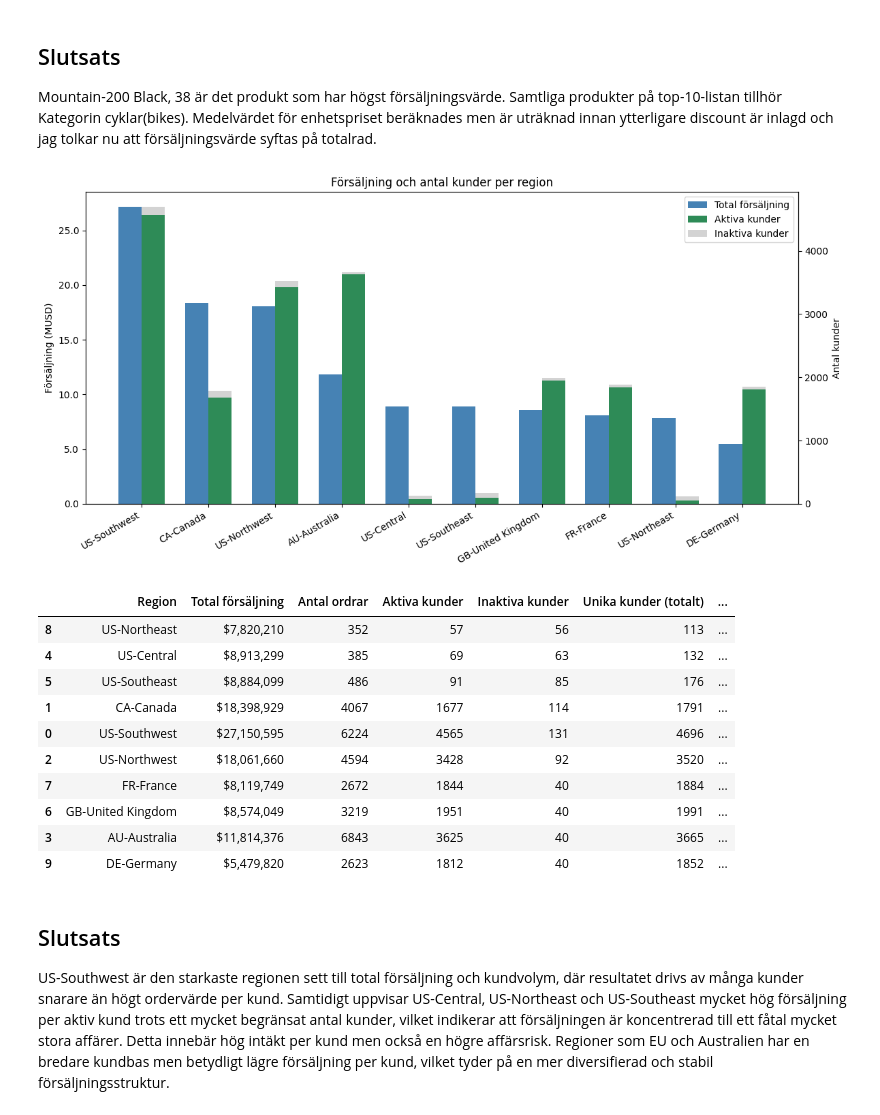
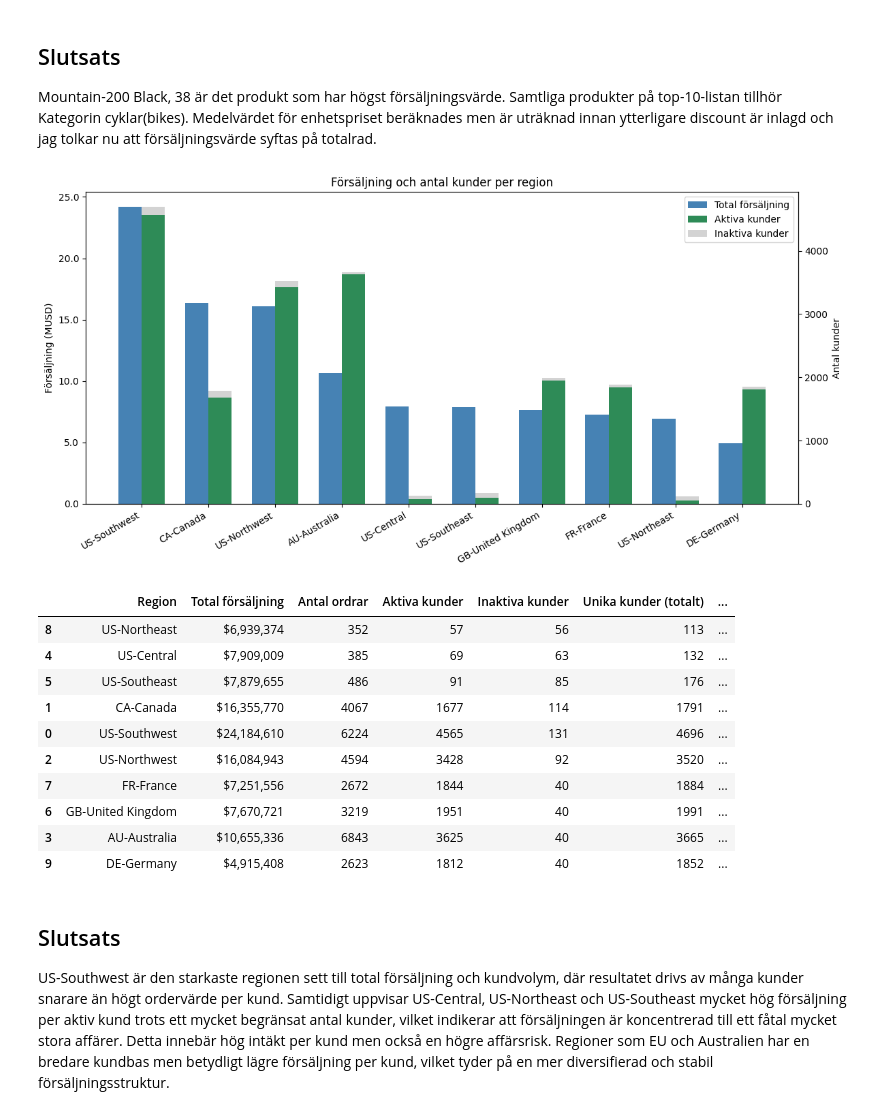
Before and after one commit to VictoriaElmander/SQL_Inlamning, a Jupyter notebook: main.ipynb, the cells around one changed output. Drawn from its saved outputs; the diff is of its cells as text; code cells hidden in the pictures.

```diff
--- a/main.ipynb
+++ b/main.ipynb
@@ -540,7 +569,7 @@ from matplotlib.patches import Patch
 query_6="""
 SELECT
     CONCAT(st.CountryRegionCode,'-', st.Name) AS Region,
-    COALESCE(SUM(soh.TotalDue), 0) AS TotalForsaljningRegion,
+    COALESCE(SUM(soh.SubTotal), 0) AS TotalForsaljningRegion,
     COUNT(DISTINCT c.CustomerID) AS UnikaKunderTotalt,
     COUNT(DISTINCT soh.CustomerID) AS UnikaKunderMedOrder,
     COUNT(DISTINCT soh.SalesOrderID) AS AntalOrdrar
@@ -578,10 +607,11 @@ ax1.yaxis.set_major_formatter(
     mtick.FuncFormatter(lambda y, _: f"{y/1_000_000:.1f}")
 )
 
-#Stapel 2 kunder(akriva+inaktiva)
+#Stapel 2 kunder(aktiva+inaktiva)
+#för att få annan y-axel höger sida.
 ax2 = ax1.twinx()
 
-bars_inactive = ax2.bar(
+ax2.bar(
     x + width/2,
     df_6["UnikaKunderMedOrder"],
     width,
@@ -589,7 +619,7 @@ bars_inactive = ax2.bar(
     color="seagreen"
 )
 
-bars_active = ax2.bar(
+ax2.bar(
     x + width/2,
     df_6["InaktivaKunder"],
     width,
@@ -622,45 +652,45 @@ plt.show()
 df_6["ForsaljningPerAktivKund"] = df_6["TotalForsaljningRegion"]/df_6["UnikaKunderMedOrder"].replace(0, np.nan)
 
 df_6_display=df_6.sort_values("ForsaljningPerAktivKund", ascending=False).copy()
 
 cols = ["Region", "TotalForsaljningRegion", "AntalOrdrar", "UnikaKunderMedOrder", "InaktivaKunder", "UnikaKunderTotalt", "ForsaljningPerAktivKund"]
 df_6_display=df_6_display[cols]
 
 df_6_display = df_6_display.rename(columns={
     "TotalForsaljningRegion": "Total försäljning",
     "AntalOrdrar": "Antal ordrar",
     "UnikaKunderMedOrder": "Aktiva kunder",
     "InaktivaKunder": "Inaktiva kunder",
     "UnikaKunderTotalt": "Unika kunder (totalt)",
     "ForsaljningPerAktivKund": "Försäljning per aktiv kund",
 })
 
 #Markera max-raden
 def highlight_max_sales(row):
     if row["Total försäljning"] == df_6_display["Total försäljning"].max():
         return ["font-weight: bold; color: orange"] * len(row)
     else:
         return [""] * len(row)
 
 df_6_display.style \
     .apply(highlight_max_sales, axis=1) \
     .format({
     "Total försäljning": "${:,.0f} ",
     "Försäljning per aktiv kund": "${:,.0f} "
 })
 # %% [output]
-[figure, old version]
+[figure, new version]
 |  | Region | Total försäljning | Antal ordrar | Aktiva kunder | Inaktiva kunder | Unika kunder (totalt) | ... |
-| 8 | US-Northeast | $7,820,210 | 352 | 57 | 56 | 113 | ... |
-| 4 | US-Central | $8,913,299 | 385 | 69 | 63 | 132 | ... |
-| 5 | US-Southeast | $8,884,099 | 486 | 91 | 85 | 176 | ... |
-| 1 | CA-Canada | $18,398,929 | 4067 | 1677 | 114 | 1791 | ... |
-| 0 | US-Southwest | $27,150,595 | 6224 | 4565 | 131 | 4696 | ... |
-| 2 | US-Northwest | $18,061,660 | 4594 | 3428 | 92 | 3520 | ... |
-| 7 | FR-France | $8,119,749 | 2672 | 1844 | 40 | 1884 | ... |
-| 6 | GB-United Kingdom | $8,574,049 | 3219 | 1951 | 40 | 1991 | ... |
-| 3 | AU-Australia | $11,814,376 | 6843 | 3625 | 40 | 3665 | ... |
-| 9 | DE-Germany | $5,479,820 | 2623 | 1812 | 40 | 1852 | ... |
+| 8 | US-Northeast | $6,939,374 | 352 | 57 | 56 | 113 | ... |
+| 4 | US-Central | $7,909,009 | 385 | 69 | 63 | 132 | ... |
+| 5 | US-Southeast | $7,879,655 | 486 | 91 | 85 | 176 | ... |
+| 1 | CA-Canada | $16,355,770 | 4067 | 1677 | 114 | 1791 | ... |
+| 0 | US-Southwest | $24,184,610 | 6224 | 4565 | 131 | 4696 | ... |
+| 2 | US-Northwest | $16,084,943 | 4594 | 3428 | 92 | 3520 | ... |
+| 7 | FR-France | $7,251,556 | 2672 | 1844 | 40 | 1884 | ... |
+| 6 | GB-United Kingdom | $7,670,721 | 3219 | 1951 | 40 | 1991 | ... |
+| 3 | AU-Australia | $10,655,336 | 6843 | 3625 | 40 | 3665 | ... |
+| 9 | DE-Germany | $4,915,408 | 2623 | 1812 | 40 | 1852 | ... |
 # %% [markdown]
 ## Slutsats
 
```
Also changed, not shown: parts of 9 cells of this notebook, 1 other file.
